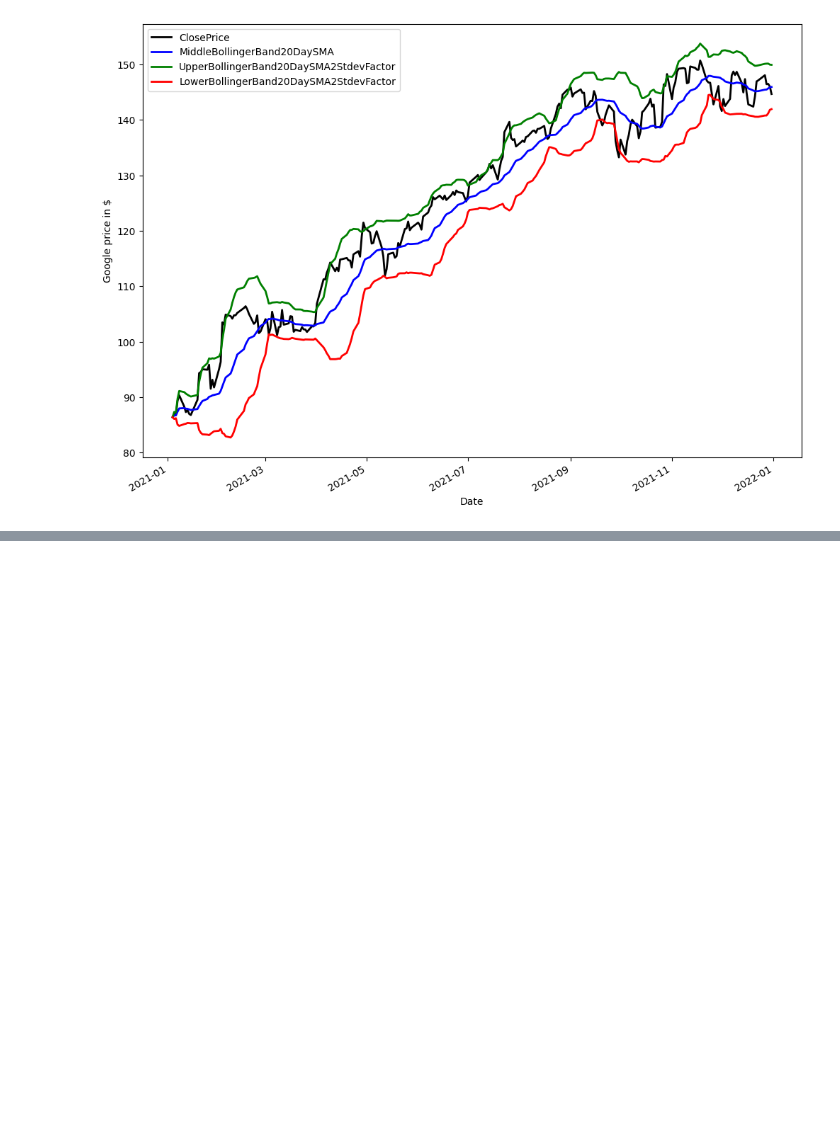
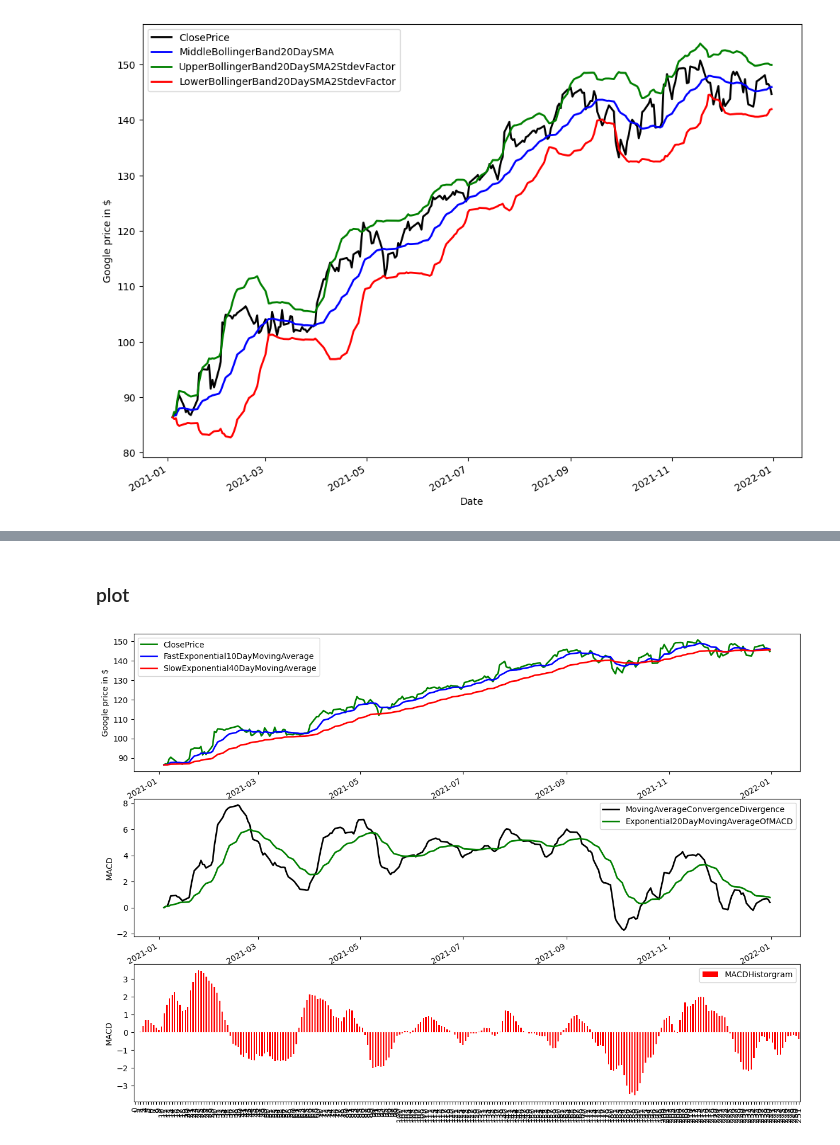
Before and after one commit to SajjadKiani/Learn-Algorithmic-Trading, a Jupyter notebook: Chapter2/basic_indicatirs.ipynb, the cells around one changed output, grey strips where cells are left out. Saved outputs shown, nothing was run; the diff lists cells and outputs as text; code cells hidden in the pictures; blank space fills up the shorter version.

```diff
--- a/Chapter2/basic_indicatirs.ipynb
+++ b/Chapter2/basic_indicatirs.ipynb
@@ -182,0 +301,17 @@ plt.show()
+# %% [markdown]
+### plot
+# %%
+fig = plt.figure()
+fig.set_size_inches(15, 12)
+ax1 = fig.add_subplot(311, ylabel='Google price in $')
+close_price.plot(ax=ax1, color='g', lw=2., legend=True)
+ema_f.plot(ax=ax1, color='b', lw=2., legend=True)
+ema_s.plot(ax=ax1, color='r', lw=2., legend=True)
+ax2 = fig.add_subplot(312, ylabel='MACD')
+macd.plot(ax=ax2, color='black', lw=2., legend=True)
+ema_macd.plot(ax=ax2, color='g', lw=2., legend=True)
+ax3 = fig.add_subplot(313, ylabel='MACD')
+macd_histogram.plot(ax=ax3, color='r', kind='bar', legend=True, use_index=False)
+plt.show()
+# %% [output]
+[figure, added]
```
Also changed, not shown: parts of 22 cells of this notebook.
